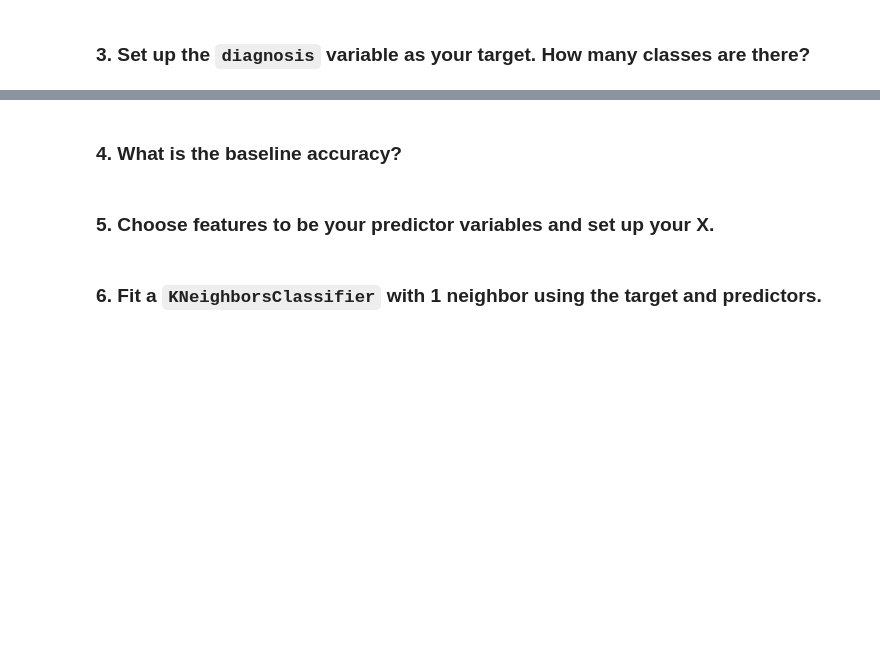
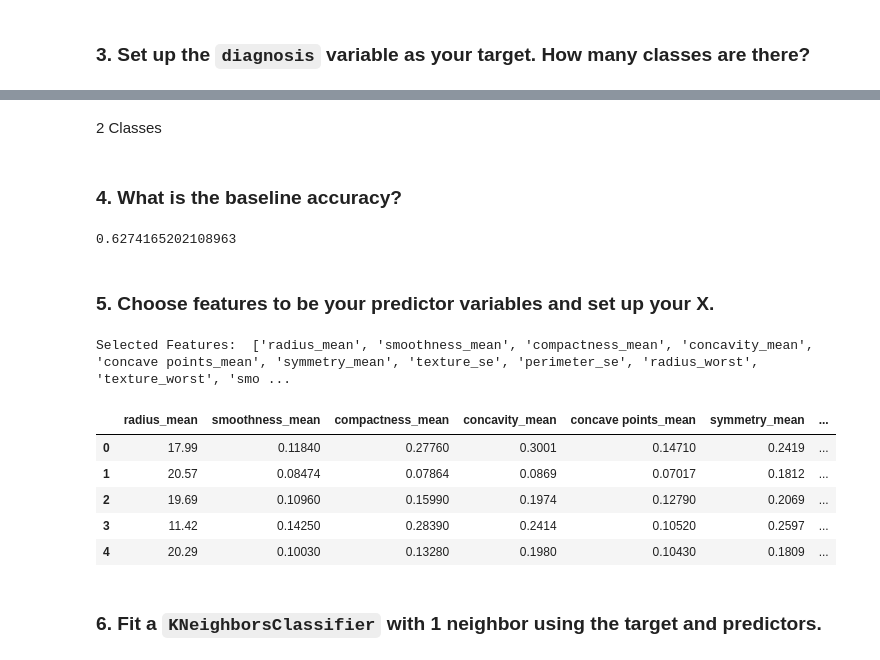
Before and after one commit to CDan07/IOD, a Jupyter notebook: Labs/Module 6/IOD_Lab_6_3.ipynb, the cells around one changed output, grey strips where cells are left out. Saved outputs shown, nothing was run; the diff lists cells and outputs as text; code cells hidden in the pictures; blank space fills up the shorter version.

```diff
--- a/Labs/Module 6/IOD_Lab_6_3.ipynb
+++ b/Labs/Module 6/IOD_Lab_6_3.ipynb
@@ -90,2 +101,7 @@ memory usage: 137.9+ KB
+# %% [markdown]
+2 Classes
+# %%
+y = data['diagnosis'].replace({'M':1,'B':0})
+X = data.drop(columns=['diagnosis'])
 # %% [markdown]
 ### 4. What is the baseline accuracy?
@@ -94,2 +108,9 @@ memory usage: 137.9+ KB
+# %%
+# ANSWER
+most_frequent_class = y.value_counts().idxmax()
+baseline_accuracy = (y == most_frequent_class).mean()
+baseline_accuracy
+# %% [output]
+0.6274165202108963
 # %% [markdown]
 ### 5. Choose features to be your predictor variables and set up your X.
@@ -98,3 +117,34 @@ memory usage: 137.9+ KB
+# %%
+# ANSWER
+from sklearn.feature_selection import RFE
+from sklearn.linear_model import LogisticRegression
+
+# feature extraction
+model = LogisticRegression(max_iter=3000)
+rfe = RFE(model)
+fit = rfe.fit(X, y)
+
+# Get boolean mask for selected features
+mask = fit.support_
+
+# Get list of column names from your dataframe
+feature_names = X.columns.tolist()
+
+# Use mask to get selected feature names
+selected_features = [feature for feature, selected in zip(feature_names, mask) if selected]
+
+print("Selected Features: ", selected_features)
+# %% [output]
+Selected Features:  ['radius_mean', 'smoothness_mean', 'compactness_mean', 'concavity_mean', 'concave points_mean', 'symmetry_mean', 'texture_se', 'perimeter_se', 'radius_worst', 'texture_worst', 'smo ...
+# %%
+X = X[['radius_mean', 'smoothness_mean', 'compactness_mean', 'concavity_mean', 'concave points_mean', 'symmetry_mean', 'texture_se', 'perimeter_se', 'radius_worst', 'texture_worst', 'smoothness_worst', 'compactness_worst', 'concavity_worst', 'concave points_worst', 'symmetry_worst']]
+# %% [output]
+|  | radius_mean | smoothness_mean | compactness_mean | concavity_mean | concave points_mean | symmetry_mean | ... |
+| 0 | 17.99 | 0.11840 | 0.27760 | 0.3001 | 0.14710 | 0.2419 | ... |
+| 1 | 20.57 | 0.08474 | 0.07864 | 0.0869 | 0.07017 | 0.1812 | ... |
+| 2 | 19.69 | 0.10960 | 0.15990 | 0.1974 | 0.12790 | 0.2069 | ... |
+| 3 | 11.42 | 0.14250 | 0.28390 | 0.2414 | 0.10520 | 0.2597 | ... |
+| 4 | 20.29 | 0.10030 | 0.13280 | 0.1980 | 0.10430 | 0.1809 | ... |
 # %% [markdown]
 ### 6. Fit a `KNeighborsClassifier` with 1 neighbor using the target and predictors.
 # %%
```
Also changed, not shown: parts of 12 cells of this notebook.
